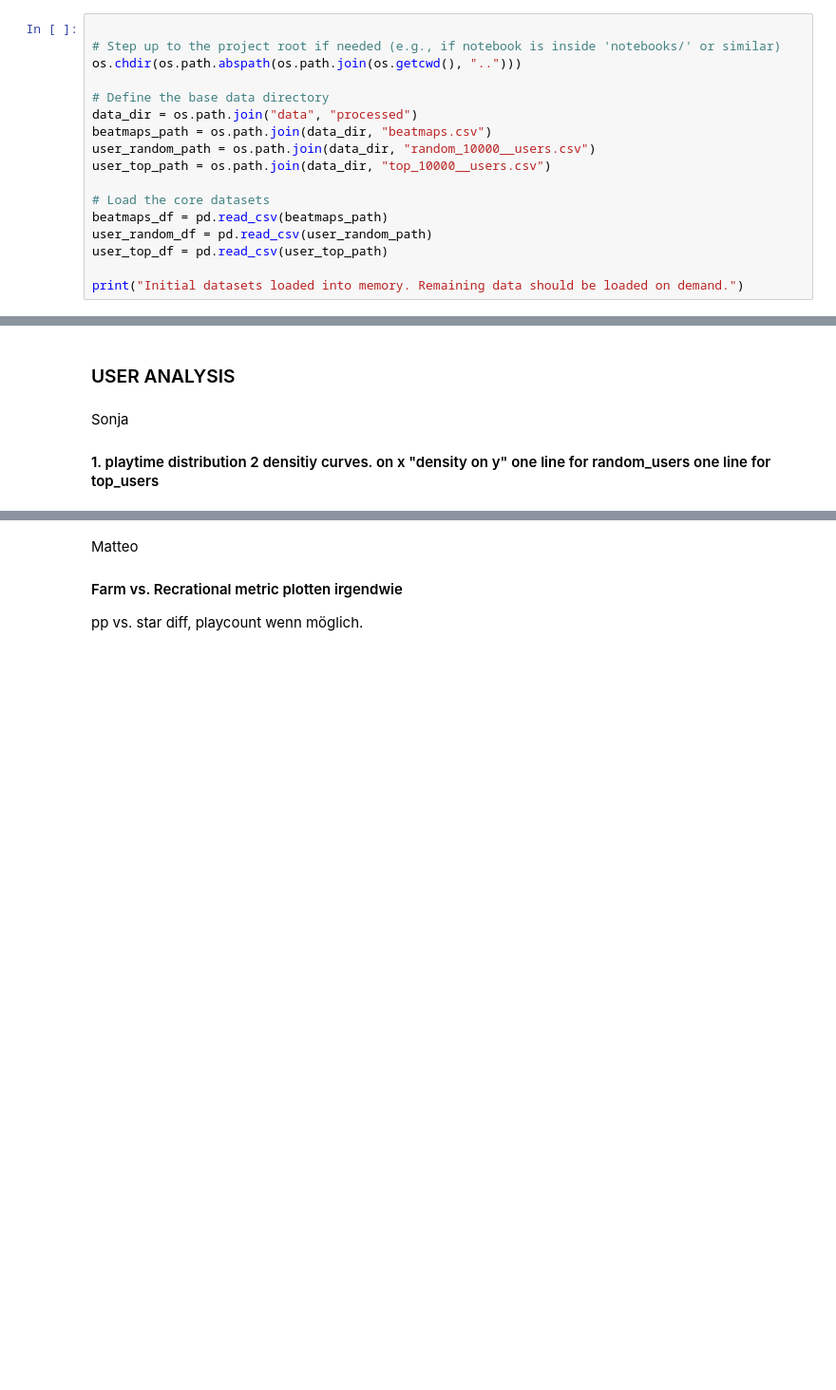
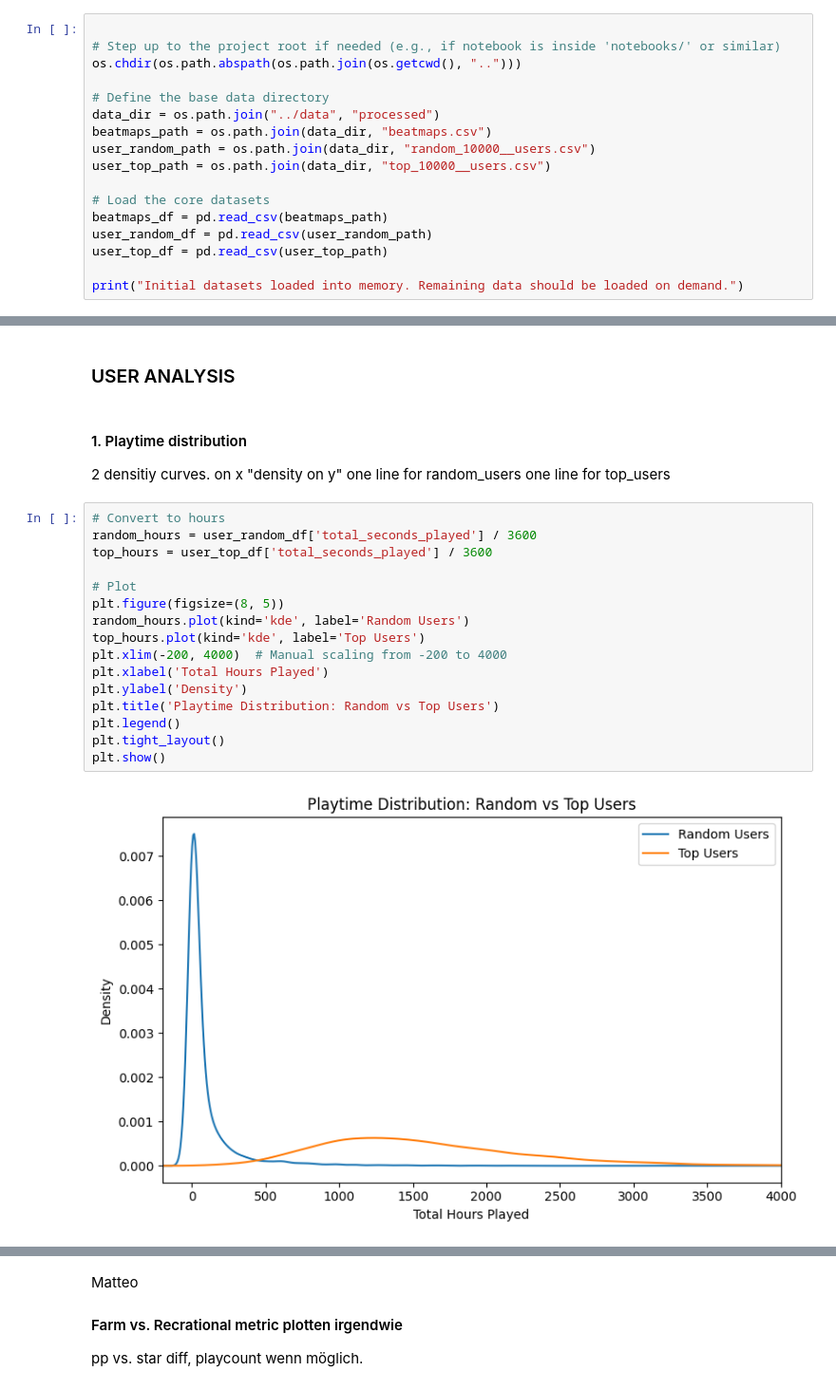
Before and after one commit to mattik01/Osu-RecSys-Study, a Jupyter notebook: DataAnalysis/analysis.ipynb, the cells around one changed output, grey strips where cells are left out. Shown at 95% size. Saved outputs shown, nothing was run; the diff lists cells and outputs as text; blank space fills up the shorter version.

```diff
--- a/DataAnalysis/analysis.ipynb
+++ b/DataAnalysis/analysis.ipynb
@@ -27,7 +30,7 @@ from matplotlib import cm
 os.chdir(os.path.abspath(os.path.join(os.getcwd(), "..")))
 
 # Define the base data directory
-data_dir = os.path.join("data", "processed")
+data_dir = os.path.join("../data", "processed")
 beatmaps_path = os.path.join(data_dir, "beatmaps.csv")
 user_random_path = os.path.join(data_dir, "random_10000__users.csv")
 user_top_path = os.path.join(data_dir, "top_10000__users.csv")
@@ -44,6 +47,24 @@ Initial datasets loaded into memory. Remaining data should be loaded on demand.
 ### USER ANALYSIS
 # %% [markdown]
 
-Sonja
-#### 1. playtime distribution 2 densitiy curves. on x "density on y" one line for random_users one line for top_users
+#### 1. Playtime distribution
+2 densitiy curves. on x "density on y" one line for random_users one line for top_users
+# %%
+# Convert to hours
+random_hours = user_random_df['total_seconds_played'] / 3600
+top_hours = user_top_df['total_seconds_played'] / 3600
+
+# Plot
+plt.figure(figsize=(8, 5))
+random_hours.plot(kind='kde', label='Random Users')
+top_hours.plot(kind='kde', label='Top Users')
+plt.xlim(-200, 4000)  # Manual scaling from -200 to 4000
+plt.xlabel('Total Hours Played')
+plt.ylabel('Density')
+plt.title('Playtime Distribution: Random vs Top Users')
+plt.legend()
+plt.tight_layout()
+plt.show()
+# %% [output]
+[figure, added]
 # %% [markdown]
```
Also changed, not shown: parts of 9 cells of this notebook, 4 other files.
